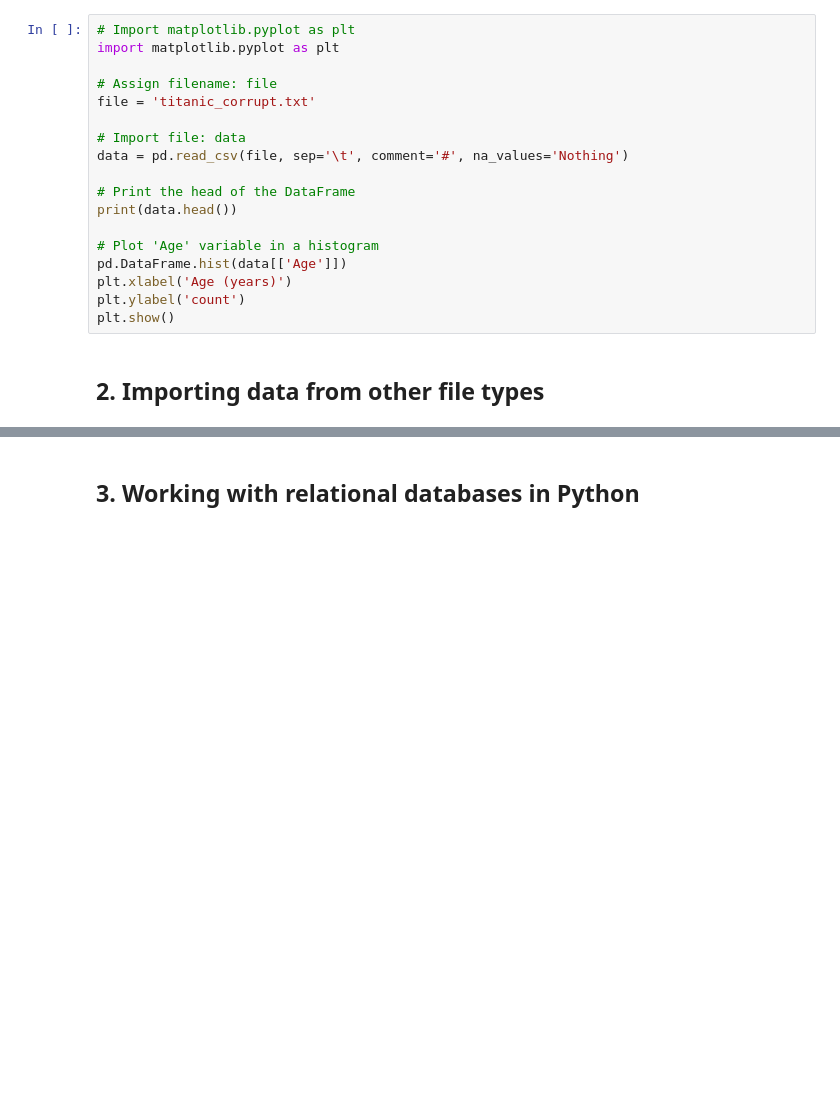
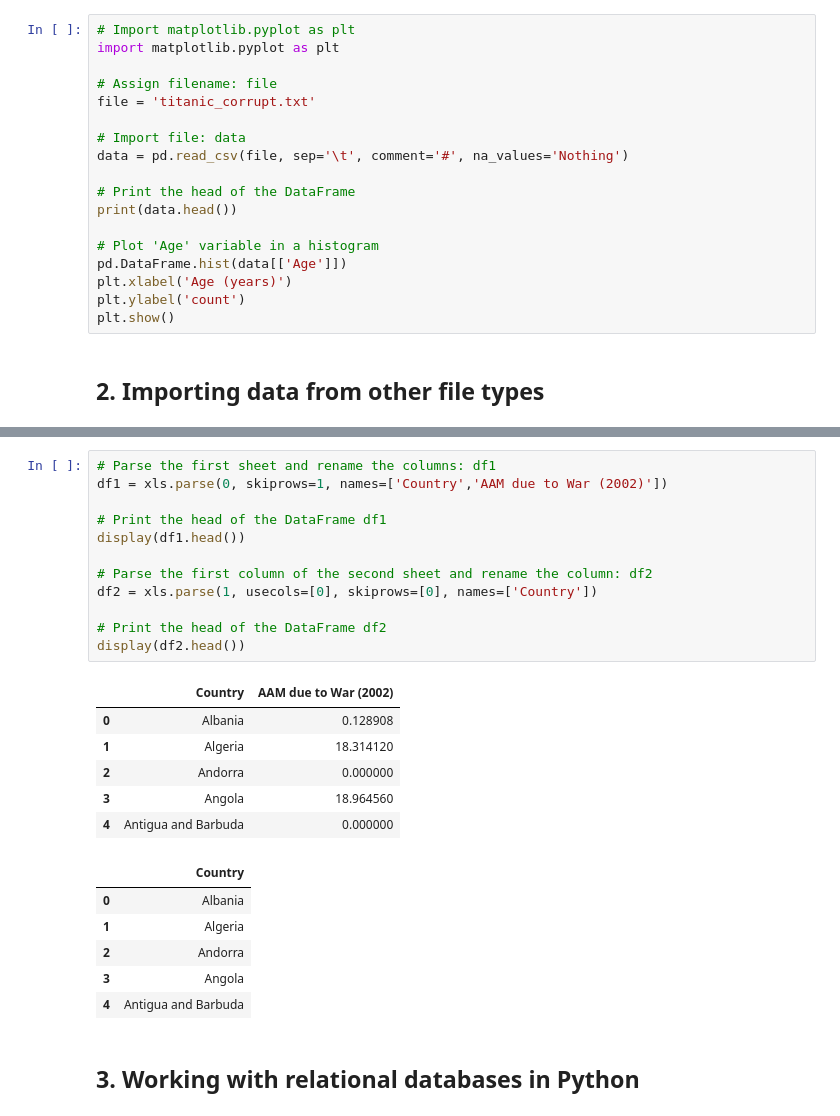
Before and after one commit to pedrogrigorio/DataCamp-Python-Data-Science-Track, a Jupyter notebook: 11-Introduction_to_Importing_Data_in_Python/notebook.ipynb, the cells around one changed output, grey strips where cells are left out. Saved outputs shown, nothing was run; the diff lists cells and outputs as text; blank space fills up the shorter version.

```diff
--- a/11-Introduction_to_Importing_Data_in_Python/notebook.ipynb
+++ b/11-Introduction_to_Importing_Data_in_Python/notebook.ipynb
@@ -236,2 +322,27 @@ plt.show()
+# %%
+# Parse the first sheet and rename the columns: df1
+df1 = xls.parse(0, skiprows=1, names=['Country','AAM due to War (2002)'])
+
+# Print the head of the DataFrame df1
+display(df1.head())
+
+# Parse the first column of the second sheet and rename the column: df2
+df2 = xls.parse(1, usecols=[0], skiprows=[0], names=['Country'])
+
+# Print the head of the DataFrame df2
+display(df2.head())
+# %% [output]
+|  | Country | AAM due to War (2002) |
+| 0 | Albania | 0.128908 |
+| 1 | Algeria | 18.314120 |
+| 2 | Andorra | 0.000000 |
+| 3 | Angola | 18.964560 |
+| 4 | Antigua and Barbuda | 0.000000 |
+|  | Country |
+| 0 | Albania |
+| 1 | Algeria |
+| 2 | Andorra |
+| 3 | Angola |
+| 4 | Antigua and Barbuda |
 # %% [markdown]
 ## 3. Working with relational databases in Python
```
Also changed, not shown: parts of 7 cells of this notebook.
